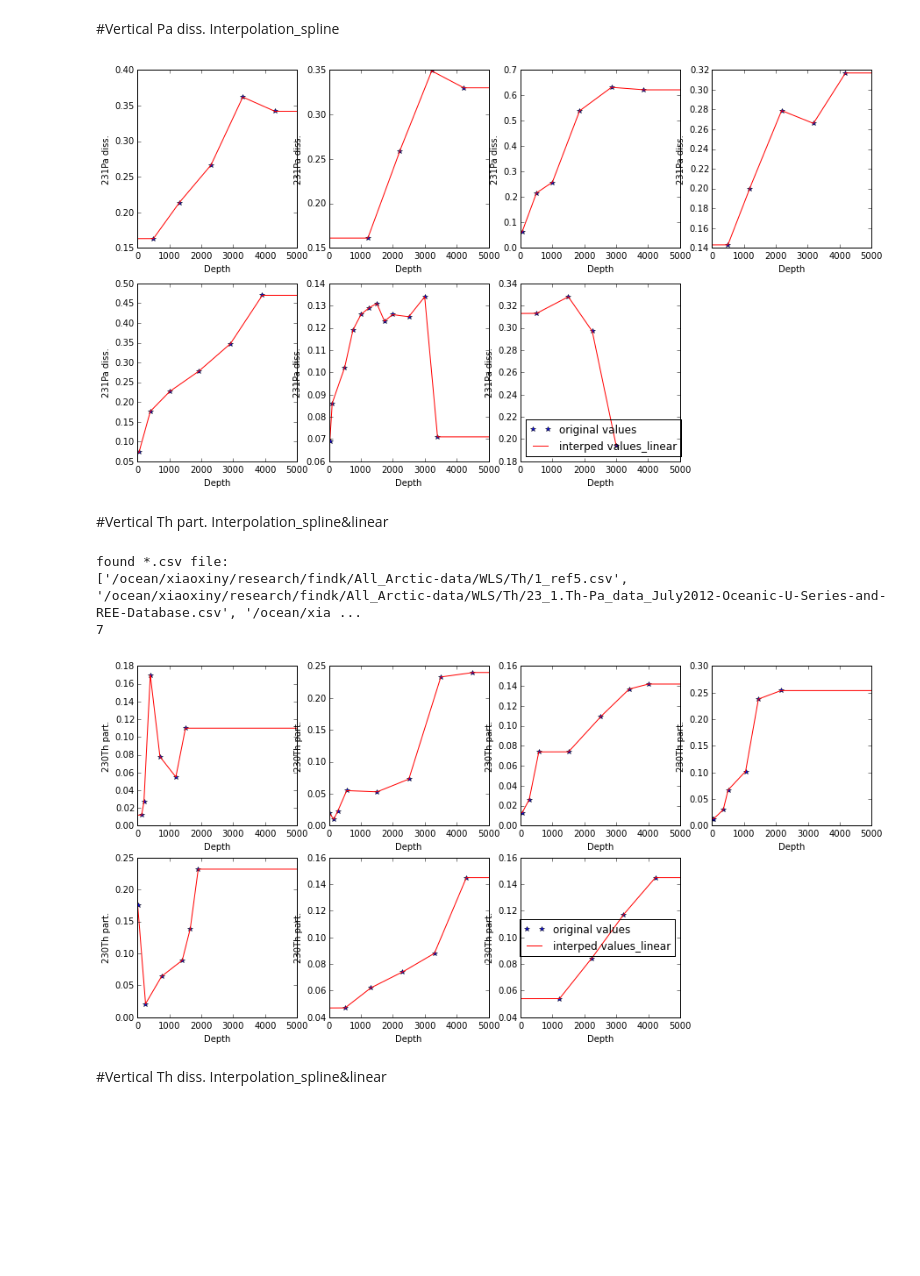
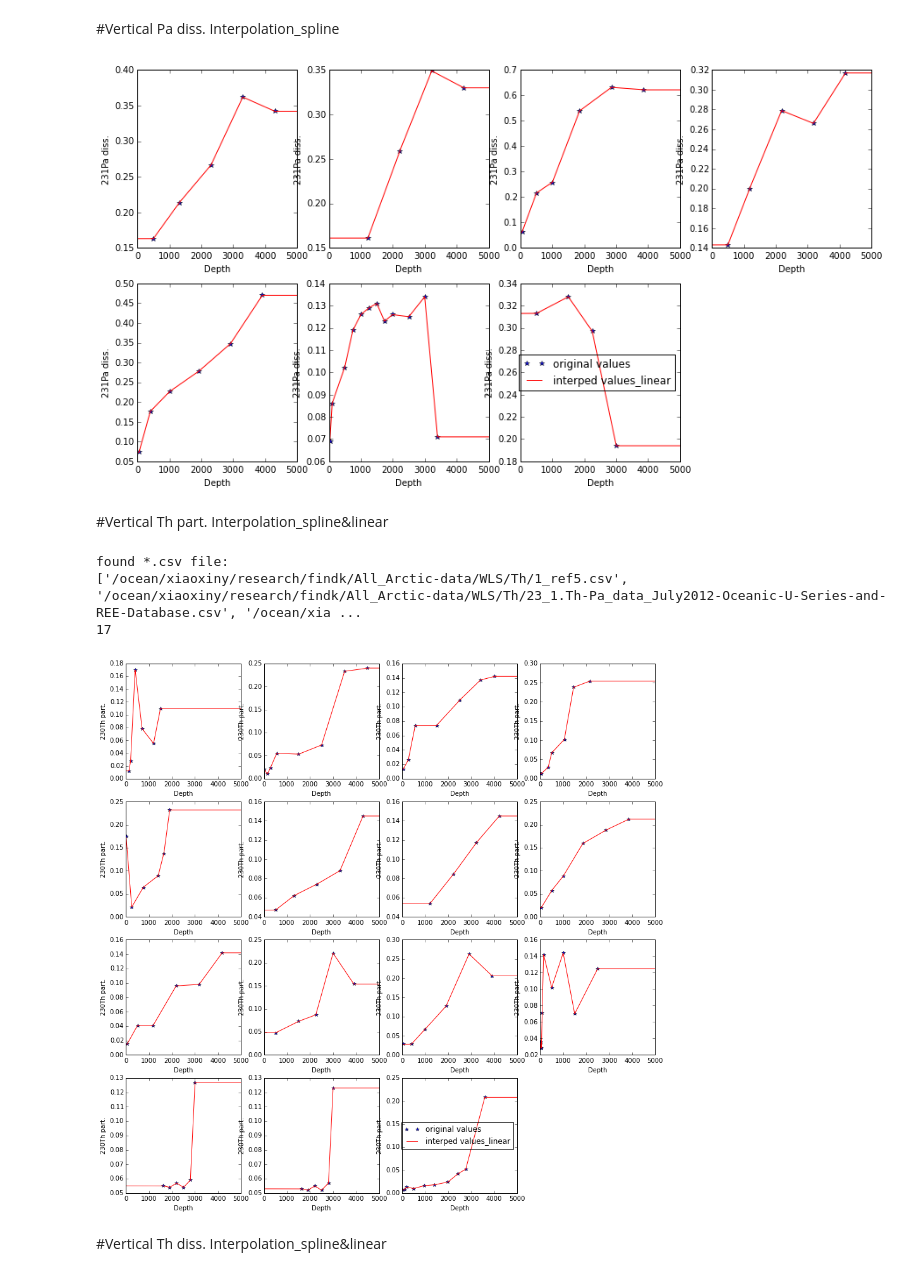
Before and after one commit to UBC-MOAD/analysis-cindy, a Jupyter notebook: notebooks/[initial_condition]Vertical Interpolation.ipynb, the cells around one changed output. Drawn from its saved outputs; the diff is of its cells as text; code cells hidden in the pictures; blank space fills up the shorter version.

```diff
--- a/notebooks/[initial_condition]Vertical Interpolation.ipynb
+++ b/notebooks/[initial_condition]Vertical Interpolation.ipynb
@@ -56,7 +56,7 @@ for j in range(len(nc_filename)):
     #    xvals=np.linspace(min(x),max(x),2500)
 
     xvals=np.linspace(0,5500,3000)
-    yinterp = itp.spline(x,y,xvals)
+    #yinterp = itp.spline(x,y,xvals)
     yinterp2 = np.interp(xvals, x, y)
 
     ax = plt.figure(1,figsize=(15,8))
@@ -85,11 +85,12 @@ for j in range(len(nc_filename)):
     lat = data['lat.'];
     x=np.ma.masked_where(y<=0,x)
     y=np.ma.masked_where(y<=0,y)
+    x=np.ma.masked_where(np.isnan(y),x)
+    y=np.ma.masked_where(np.isnan(y),y)
     x=x.compressed()
     y=y.compressed()
 
     xvals=np.linspace(0,5500,3000)
-    yinterp = itp.spline(x,y,xvals)
     yinterp2 = np.interp(xvals, x, y)
 
     ax = plt.figure(1,figsize=(15,8))
@@ -105,17 +106,17 @@ plt.show()
 scipy.io.savemat('Pa_diss',
                  {'layer':layer,'NEMO_dep':NEMO_dep,'Real_dep':Real_dep,'Pa_diss':z,'lons':lons,'lats':lats})
 # %% [output]
-[figure, old version]
+[figure, new version]
 # %% [markdown]
 #Vertical Th part. Interpolation_spline&linear
 # %%
 filename=sorted(glob.glob('/ocean/xiaoxiny/research/findk/All_Arctic-data/WLS/Th/*.csv'))
 print("found *.csv file: \n{}".format(filename))
-print len(nc_filename)
+print len(filename)
 # %% [output]
 found *.csv file:
 ['/ocean/xiaoxiny/research/findk/All_Arctic-data/WLS/Th/1_ref5.csv', '/ocean/xiaoxiny/research/findk/All_Arctic-data/WLS/Th/23_1.Th-Pa_data_July2012-Oceanic-U-Series-and-REE-Database.csv', '/ocean/xia ...
-7
+17
 # %%
 layer=np.empty([31,len(nc_filename)])
 NEMO_dep=np.empty([31,len(nc_filename)])
@@ -123,37 +124,35 @@ Real_dep=np.empty([31,len(nc_filename)])
 lons=np.empty([31,len(nc_filename)])
 lats=np.empty([31,len(nc_filename)])
 z=np.empty([31,len(nc_filename)])
-
 
 for i in range(len(nc_filename)):
     data=pd.read_csv(filename[i])
     x= data['depth'];
     y=data['230Th part.'];
     lon = data['long.'];
     lat = data['lat.'];
     x=np.ma.masked_where(y<=0,x)
     y=np.ma.masked_where(y<=0,y)
     x=x.compressed()
     y=y.compressed()
 
     xvals=np.linspace(0,5500,3000)
-    yinterp = itp.spline(x,y,xvals)
     yinterp2 = np.interp(xvals, x, y)
 
     ax = plt.figure(1,figsize=(15,15))
     ax = plt.subplot(4,4,i+1)
     plot1=plt.plot(x, y, 'b*',label='original values')
     plot3=plt.plot(xvals, yinterp2, 'r-',label='interped values_linear')
     plt.ylabel('230Th part.')
     plt.xlabel('Depth')
     plt.xlim([0,5000])
     writecsv(i)
 plt.legend(loc=0)
 plt.show()
 scipy.io.savemat('Th_part',
                  {'layer':layer,'NEMO_dep':NEMO_dep,'Real_dep':Real_dep,'Th_part':z,'lons':lons,'lats':lats})
 # %% [output]
-[figure, old version]
+[figure, new version]
 # %% [markdown]
 #Vertical Th diss. Interpolation_spline&linear
 # %%
```
Also changed, not shown: parts of 2 cells of this notebook, 5 other files.
